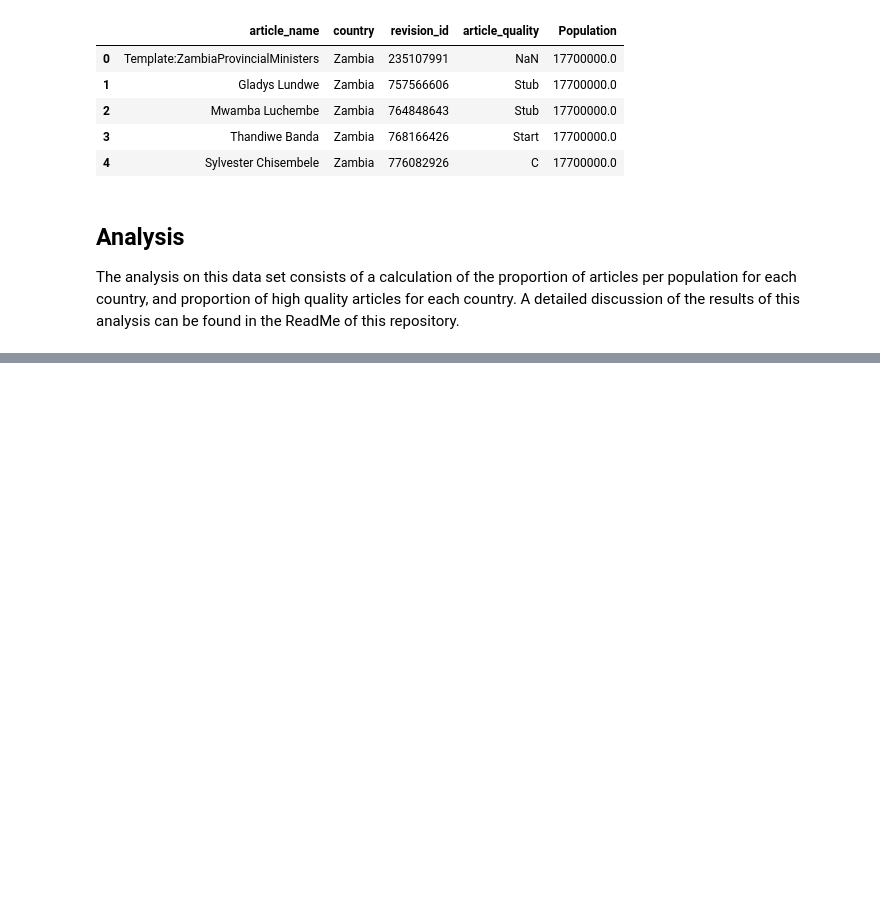
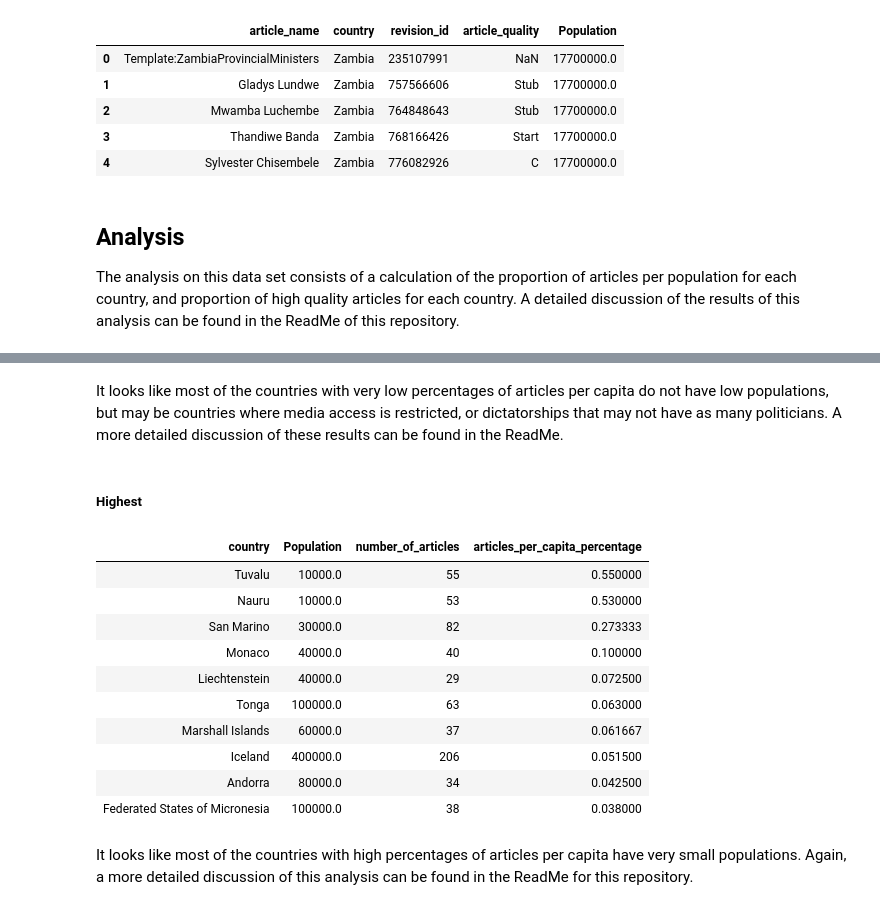
Before and after one commit to kentdanas/data-512-a2, a Jupyter notebook: hcds-a2-bias.ipynb, the cells around one changed output, grey strips where cells are left out. Cells and saved outputs as stored; diff of their text form; code cells hidden in the pictures; blank space fills up the shorter version.

Commit message:
add analysis to notebook

```diff
--- a/hcds-a2-bias.ipynb
+++ b/hcds-a2-bias.ipynb
@@ -185,0 +220,22 @@ The analysis on this data set consists of a calculation of the proportion of art
+# %% [markdown]
+It looks like most of the countries with very low percentages of articles per capita do not have low populations, but may be countries where media access is restricted, or dictatorships that may not have as many politicians. A more detailed discussion of these results can be found in the ReadMe.
+# %% [markdown]
+##### Highest
+# %%
+#Pull first 10 rows of ascending-sorted dataframe
+high_articles_per_cap = articles_per_cap.sort_values(by=['articles_per_capita_percentage'], ascending=False)[0:10]
+display(HTML(high_articles_per_cap.to_html(index=False)))
+# %% [output]
+| country | Population | number_of_articles | articles_per_capita_percentage |
+| Tuvalu | 10000.0 | 55 | 0.550000 |
+| Nauru | 10000.0 | 53 | 0.530000 |
+| San Marino | 30000.0 | 82 | 0.273333 |
+| Monaco | 40000.0 | 40 | 0.100000 |
+| Liechtenstein | 40000.0 | 29 | 0.072500 |
+| Tonga | 100000.0 | 63 | 0.063000 |
+| Marshall Islands | 60000.0 | 37 | 0.061667 |
+| Iceland | 400000.0 | 206 | 0.051500 |
+| Andorra | 80000.0 | 34 | 0.042500 |
+| Federated States of Micronesia | 100000.0 | 38 | 0.038000 |
+# %% [markdown]
+It looks like most of the countries with high percentages of articles per capita have very small populations. Again, a more detailed discussion of this analysis can be found in the ReadMe for this repository.
```
Also changed, not shown: parts of 20 cells of this notebook.
